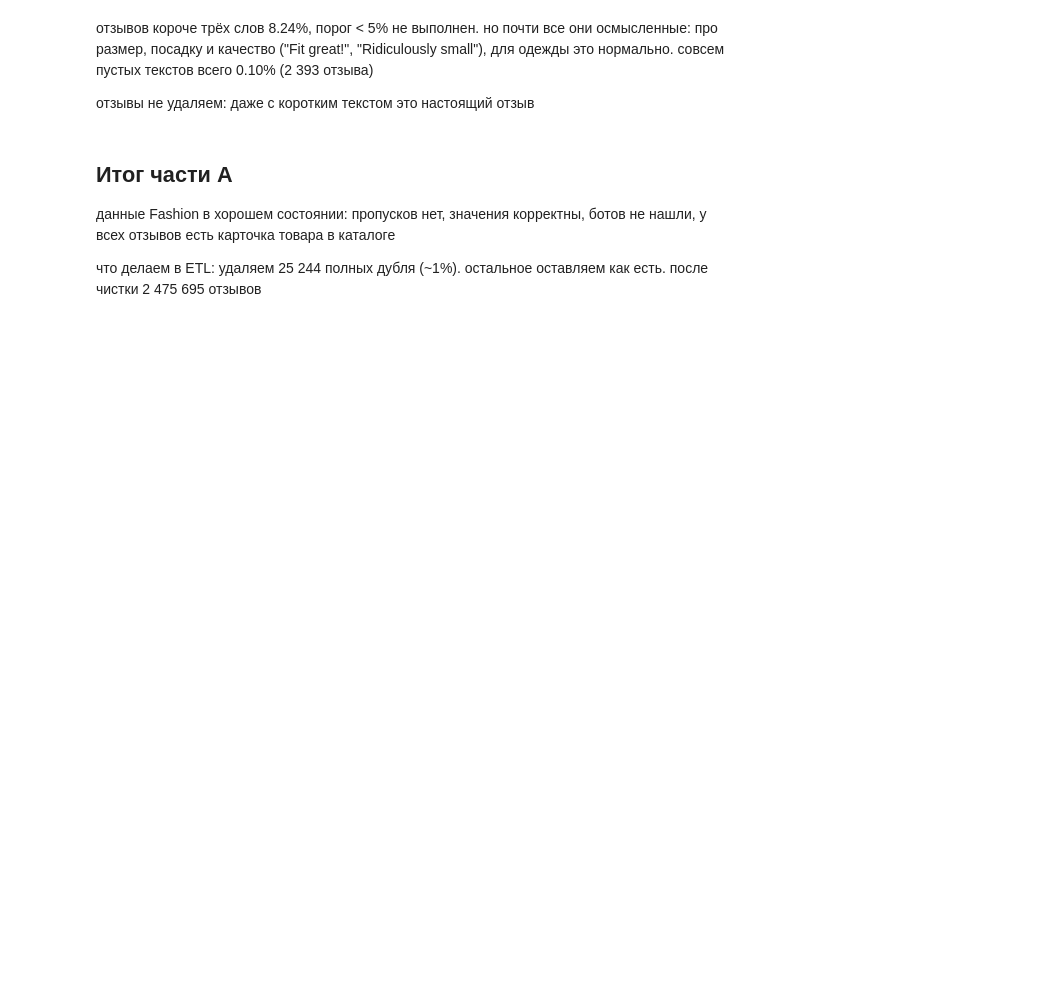
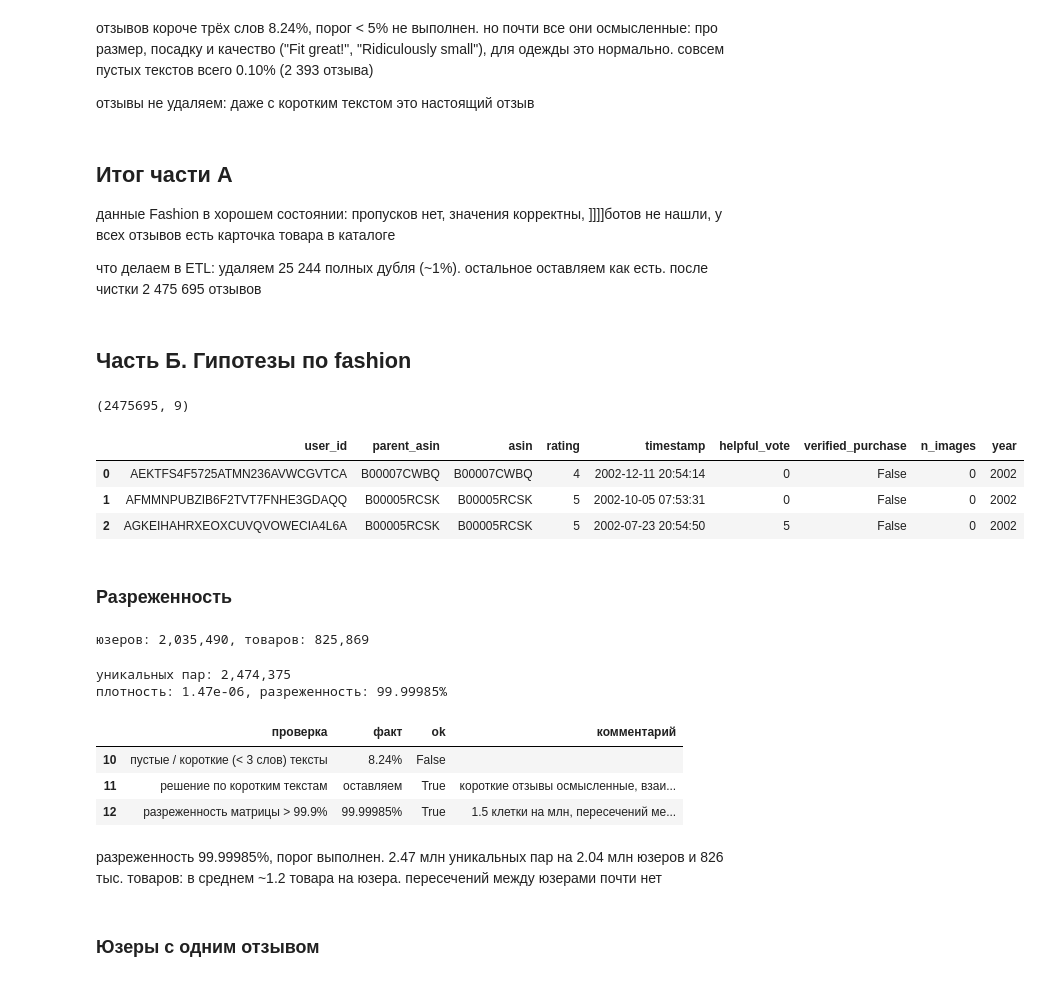
Before and after one commit to LevKhoriak/hse-ai-26-recsys-team-120, a Jupyter notebook: notebooks/eda_stage1.ipynb, the cells around one changed output. Drawn from its saved outputs; the diff is of its cells as text; code cells hidden in the pictures; blank space fills up the shorter version.

```diff
--- a/notebooks/eda_stage1.ipynb
+++ b/notebooks/eda_stage1.ipynb
@@ -475,8 +475,55 @@ pd.DataFrame(results)
 # %% [markdown]
 ## Итог части А
 
-данные Fashion в хорошем состоянии: пропусков нет, значения корректны,
-ботов не нашли, у всех отзывов есть карточка товара в каталоге
+данные Fashion в хорошем состоянии: пропусков нет, значения корректны, ]]]]ботов не нашли, у всех отзывов есть карточка товара в каталоге
 
 что делаем в ETL: удаляем 25 244 полных дубля (~1%).
 остальное оставляем как есть. после чистки 2 475 695 отзывов
+# %% [markdown]
+## Часть Б. Гипотезы по fashion
+# %%
+print(reviews_clean.shape)
+reviews_clean.head(3)
+# %% [output]
+(2475695, 9)
+|  | user_id | parent_asin | asin | rating | timestamp | helpful_vote | verified_purchase | n_images | year |
+| 0 | AEKTFS4F5725ATMN236AVWCGVTCA | B00007CWBQ | B00007CWBQ | 4 | 2002-12-11 20:54:14 | 0 | False | 0 | 2002 |
+| 1 | AFMMNPUBZIB6F2TVT7FNHE3GDAQQ | B00005RCSK | B00005RCSK | 5 | 2002-10-05 07:53:31 | 0 | False | 0 | 2002 |
+| 2 | AGKEIHAHRXEOXCUVQVOWECIA4L6A | B00005RCSK | B00005RCSK | 5 | 2002-07-23 20:54:50 | 5 | False | 0 | 2002 |
+# %% [markdown]
+### Разреженность
+# %%
+n_users = reviews_clean["user_id"].nunique()
+n_items = reviews_clean["parent_asin"].nunique()
+print(f"юзеров: {n_users:,}, товаров: {n_items:,}")
+# %% [output]
+юзеров: 2,035,490, товаров: 825,869
+# %%
+pairs = reviews_clean[["user_id", "parent_asin"]].drop_duplicates()
+n_pairs = len(pairs)
+
+density = n_pairs / (n_users * n_items)
+sparsity = 1 - density
+
+print(f"уникальных пар: {n_pairs:,}")
+print(f"плотность: {density:.2e}, разреженность: {sparsity:.5%}")
+# %% [output]
+уникальных пар: 2,474,375
+плотность: 1.47e-06, разреженность: 99.99985%
+# %%
+expect(
+    "разреженность матрицы > 99.9%",
+    f"{sparsity:.5%}",
+    sparsity > 0.999,
+    "1.5 клетки на млн, пересечений между юзерами почти нет",
+)
+pd.DataFrame(results).tail(3)
+# %% [output]
+|  | проверка | факт | ok | комментарий |
+| 10 | пустые / короткие (< 3 слов) тексты | 8.24% | False |  |
+| 11 | решение по коротким текстам | оставляем | True | короткие отзывы осмысленные, взаи... |
+| 12 | разреженность матрицы > 99.9% | 99.99985% | True | 1.5 клетки на млн, пересечений ме... |
+# %% [markdown]
+разреженность 99.99985%, порог выполнен. 2.47 млн уникальных пар на 2.04 млн юзеров и 826 тыс. товаров: в среднем ~1.2 товара на юзера. пересечений между юзерами почти нет
+# %% [markdown]
+### Юзеры с одним отзывом
```
Also changed, not shown: parts of 50 cells of this notebook.
